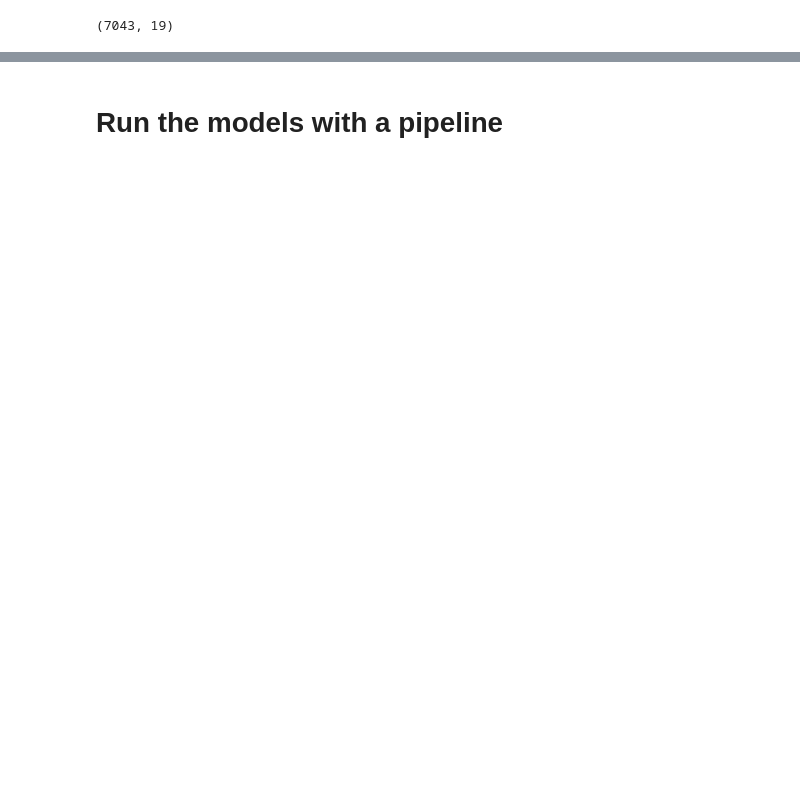
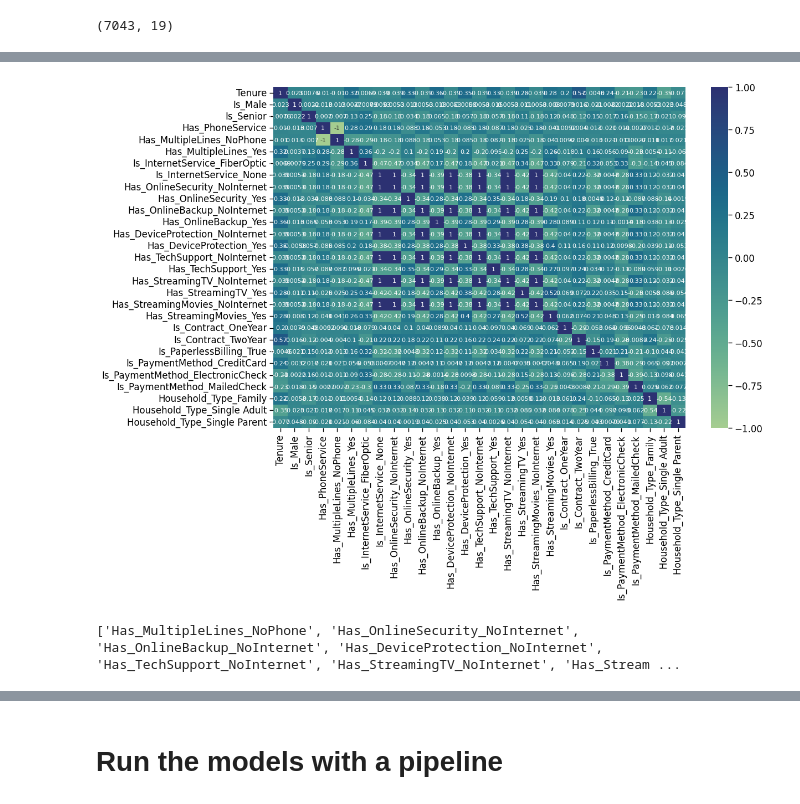
Before and after one commit to kitlapp/Telco_ML, a Jupyter notebook: Regression_ML.ipynb, the cells around one changed output, grey strips where cells are left out. Saved outputs shown, nothing was run; the diff lists cells and outputs as text; code cells hidden in the pictures; blank space fills up the shorter version.

```diff
--- a/Regression_ML.ipynb
+++ b/Regression_ML.ipynb
@@ -767,3 +771,7 @@ df.drop(columns =['Is_Married','Has_Dependents'], inplace = True)
 df.shape
 # %% [output]
 (7043, 19)
+# %%
+#Drop Correlated Features and Tenure =0
+df.drop(['Total_Charges', 'Is_Churned'], axis=1, inplace=True)
+df = df[df['Tenure'] > 0].copy()
@@ -769,0 +789,11 @@ df.shape
+# %%
+# Use the train_test_split() function from sklearn. Use 30% of your data for the test set. Use stratification if needed.
+# Set random_state=42 (for reproducibility). Print the dimensionality (shape) of X_train, X_test, y_train, y_test
+
+X_train, X_test, y_train, y_test = train_test_split(X,
+                                                    y,
+                                                    test_size=0.30,
+                                                    random_state=42)
+
+print('Shape of X_train and y_train: ', X_train.shape, y_train.shape)
+print('Shape of X_test and y_test: ',   X_test.shape,  y_test.shape)
@@ -769,0 +820,4 @@ df.shape
+# %%
+#fit and transform the train data set. transform the test
+X_train_ohe = one_pipe.fit_transform(X_train)
+X_test_ohe = one_pipe.transform(X_test)
@@ -769,0 +833,13 @@ df.shape
+# %%
+# We need to clean the column names after Column Transformation to make them more easily readable
+X_train_ohe.columns = (X_train_ohe.columns
+                       .str.replace('numbers__', '', regex=False)
+                       .str.replace('categories__', '', regex=False))
+
+#Same for the X_test_ohe
+X_test_ohe.columns = (X_test_ohe.columns
+                      .str.replace('numbers__', '', regex=False)
+                      .str.replace('categories__', '', regex=False))
+
+# Check the results
+X_train_ohe.head()
@@ -769,0 +910,24 @@ df.shape
+# %%
+# Calculate the correlation matrix of X_train DataFrame using the .corr() function and
+# save it in a variable called 'corr_matrix'. Then pass the corr_matrix to the sns.heatmap() function for plotting.
+# Optional: you can use f, ax = plt.subplots(figsize=(12, 8))
+# Optional sns.heatmap arguments : annot=True,  annot_kws={'size': 8} and cmap="Spectral_r"
+
+corr_matrix = X_train_ohe.corr()
+
+f, ax = plt.subplots(figsize=(12, 8))
+sns.heatmap(corr_matrix,
+            annot=True,
+            annot_kws={'size': 8},
+            cmap="crest");
+# %% [output]
+[figure, added]
+# %%
+#Find the columns to exclude with names "NoIntenet" or "NoPhone" from the list
+# Filter the list
+alllist = X_train_ohe.columns.to_list()
+redundant_terms = ["NoInternet", "NoPhone"]
+toclean_list = [item for item in alllist if any(term in item for term in redundant_terms)]
+print(toclean_list)
+# %% [output]
+['Has_MultipleLines_NoPhone', 'Has_OnlineSecurity_NoInternet', 'Has_OnlineBackup_NoInternet', 'Has_DeviceProtection_NoInternet', 'Has_TechSupport_NoInternet', 'Has_StreamingTV_NoInternet', 'Has_Stream ...
```
Also changed, not shown: parts of 23 cells of this notebook.
